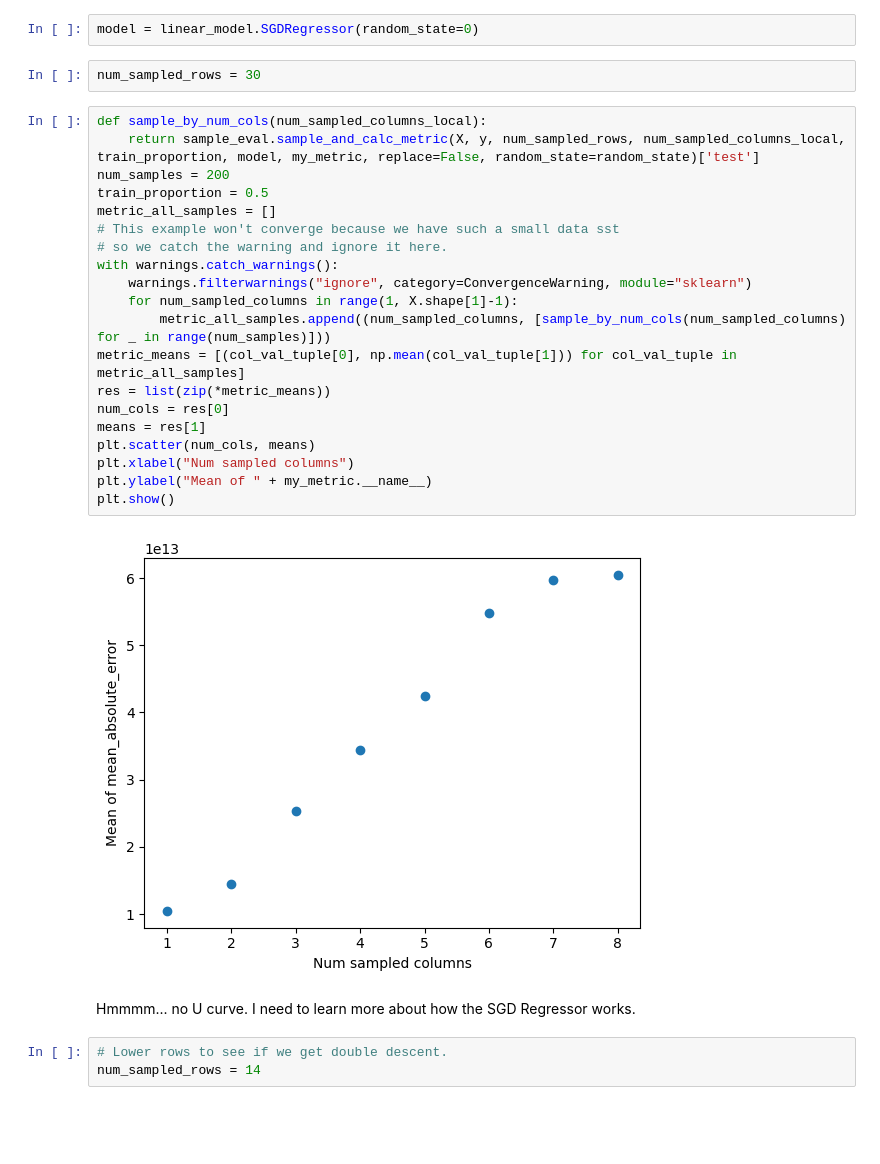
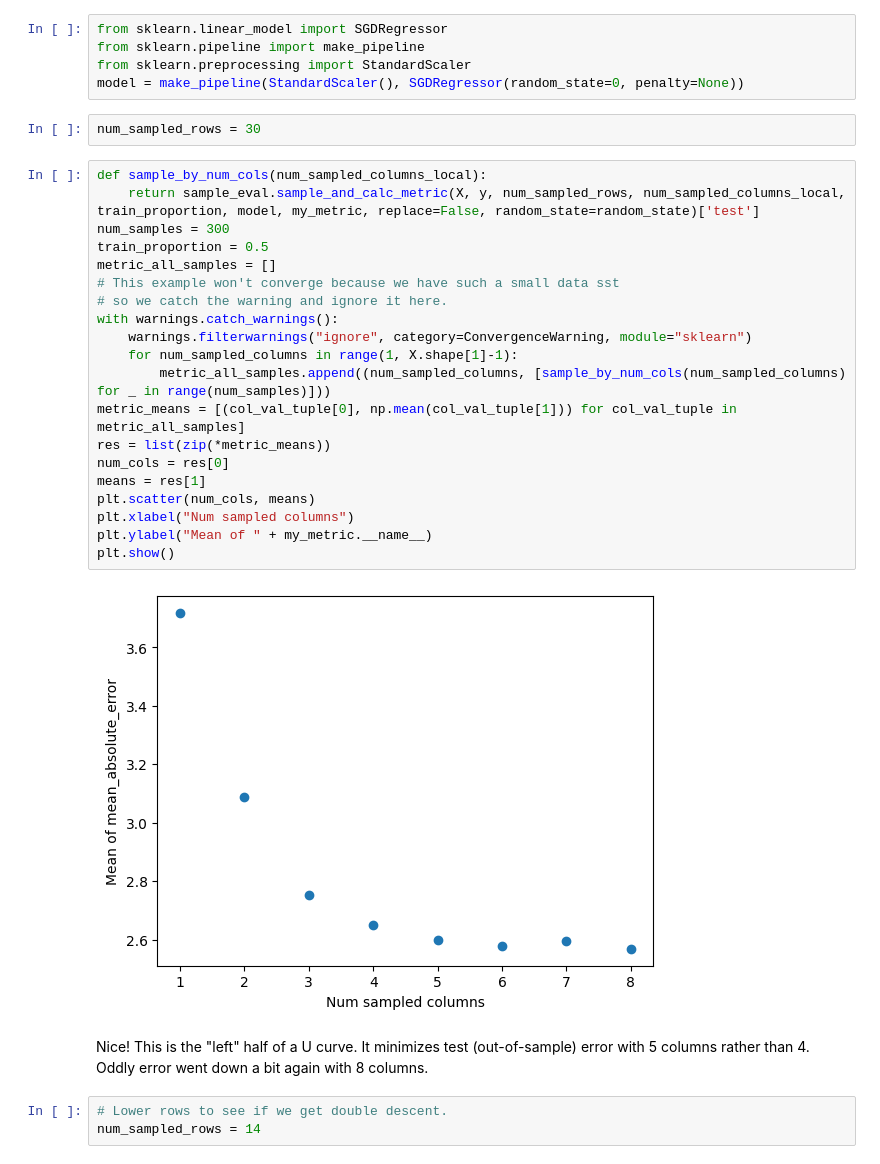
Before and after one commit to jeanimal/double_descent_dar, a Jupyter notebook: double_descent_mtcars_reg.ipynb, the cells around one changed output. Drawn from its saved outputs; the diff is of its cells as text; blank space fills up the shorter version.

Commit message:
Woo hoo!  Fixed weirdness with SGDRegressor by using StandardScalar.

```diff
--- a/double_descent_mtcars_reg.ipynb
+++ b/double_descent_mtcars_reg.ipynb
@@ -233,31 +237,34 @@ Here I address that point by using a version of linear regression that uses the
 # %%
-model = linear_model.SGDRegressor(random_state=0)
+from sklearn.linear_model import SGDRegressor
+from sklearn.pipeline import make_pipeline
+from sklearn.preprocessing import StandardScaler
+model = make_pipeline(StandardScaler(), SGDRegressor(random_state=0, penalty=None))
 # %%
 num_sampled_rows = 30
 # %%
 def sample_by_num_cols(num_sampled_columns_local):
     return sample_eval.sample_and_calc_metric(X, y, num_sampled_rows, num_sampled_columns_local, train_proportion, model, my_metric, replace=False, random_state=random_state)['test']
-num_samples = 200
+num_samples = 300
 train_proportion = 0.5
 metric_all_samples = []
 # This example won't converge because we have such a small data sst
 # so we catch the warning and ignore it here.
 with warnings.catch_warnings():
     warnings.filterwarnings("ignore", category=ConvergenceWarning, module="sklearn")
     for num_sampled_columns in range(1, X.shape[1]-1):
         metric_all_samples.append((num_sampled_columns, [sample_by_num_cols(num_sampled_columns) for _ in range(num_samples)]))
 metric_means = [(col_val_tuple[0], np.mean(col_val_tuple[1])) for col_val_tuple in metric_all_samples]
 res = list(zip(*metric_means))
 num_cols = res[0]
 means = res[1]
 plt.scatter(num_cols, means)
 plt.xlabel("Num sampled columns")
 plt.ylabel("Mean of " + my_metric.__name__)
 plt.show()
 # %% [output]
-[figure, old version]
+[figure, new version]
 # %% [markdown]
-Hmmmm... no U curve.  I need to learn more about how the SGD Regressor works.
+Nice!  This is the "left" half of a U curve.  It minimizes test (out-of-sample) error with 5 columns rather than 4.  Oddly error went down a bit again with 8 columns.
 # %%
 # Lower rows to see if we get double descent.
 num_sampled_rows = 14
```
Also changed, not shown: parts of 20 cells of this notebook.
